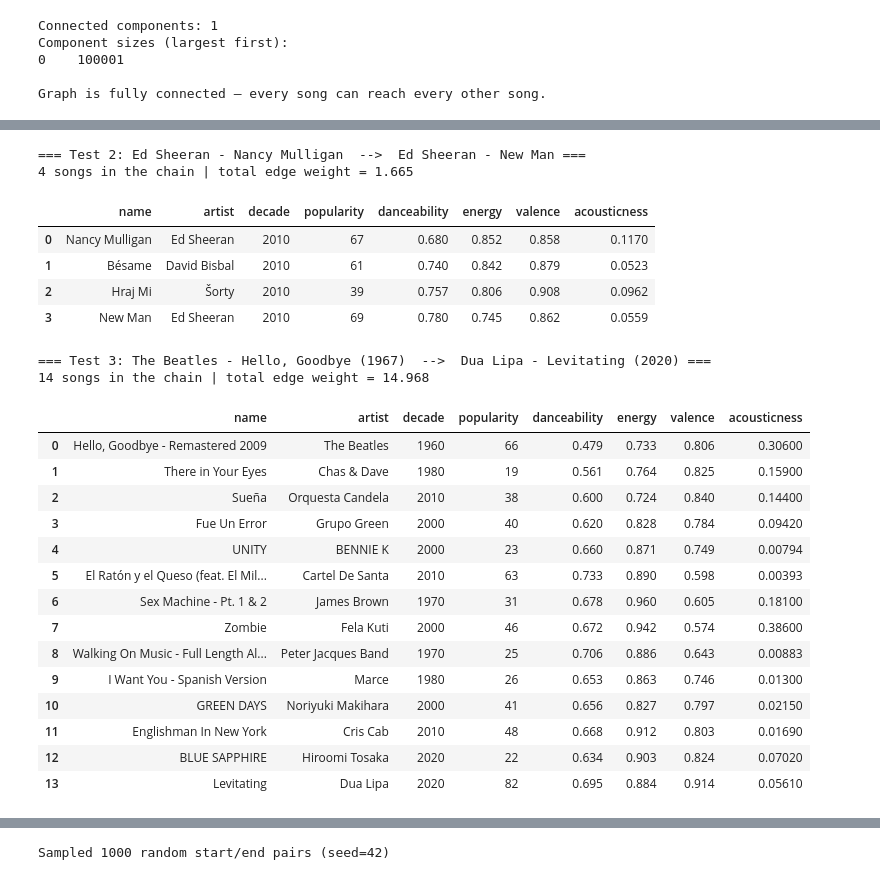
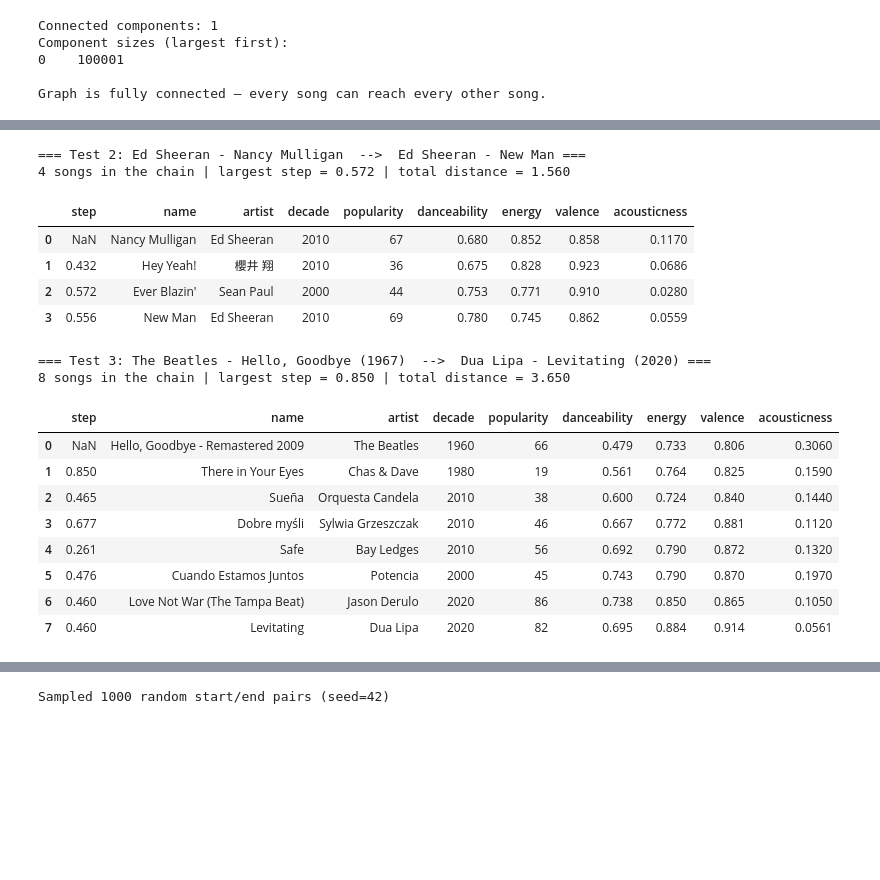
Before and after one commit to Jayesh-980/PRML-Project-, a Jupyter notebook: dj_engine.ipynb, the cells around one changed output, grey strips where cells are left out. Cells and saved outputs as stored; diff of their text form; code cells hidden in the pictures; blank space fills up the shorter version.

```diff
--- a/dj_engine.ipynb
+++ b/dj_engine.ipynb
@@ -138,10 +153,10 @@ expect several minutes.
 # %%
 t0 = time.time()
 
-nbrs = NearestNeighbors(n_neighbors=15, algorithm="ball_tree", metric="euclidean")
-nbrs.fit(X_scaled)
-distances, indices = nbrs.kneighbors(X_scaled)
+nbrs = NearestNeighbors(n_neighbors=K_NEIGHBORS + 1, algorithm="ball_tree", metric="euclidean")
+nbrs.fit(X_graph)
+distances, indices = nbrs.kneighbors(X_graph)
 
 knn_fit_query_time = time.time() - t0
-print(f"k-NN fit + query took {knn_fit_query_time:.1f}s for {X_scaled.shape[0]:,} nodes")
+print(f"k-NN fit + query took {knn_fit_query_time:.1f}s for {X_graph.shape[0]:,} nodes")
 # %% [output]
@@ -243,8 +277,9 @@ def find_transition(
             end_song_id. Empty if end_song_id is unreachable from start_song_id.
         path_df: DataFrame of every song in the path (in order), with all columns
             from tracks_df. Empty (0 rows) if unreachable.
-        total_weight: sum of edge weights along the path. float('inf') if
-            end_song_id is unreachable (different connected component).
+        total_weight: sum of the graph's edge weights along the path (squared
+            distances for DJ_GRAPH). float('inf') if end_song_id is unreachable
+            (different connected component).
     """
     for song_id, label in [(start_song_id, "start_song_id"), (end_song_id, "end_song_id")]:
         if song_id not in id_to_idx:
@@ -275,6 +310,10 @@ def find_transition(
     path_df = tracks_df.set_index("id").loc[path_ids].reset_index()
     total_weight = float(dist[end_idx])
     return path_ids, path_df, total_weight
+# %%
+# The two weightings compared in Section 8. Squaring element-wise keeps exactly the same edges.
+knn_graph_sq = knn_graph.power(2)
+DJ_GRAPH = knn_graph_sq   # the engine's default: squared distances
 # %%
 def get_song_id(name_substr: str, artist_substr: str = None, tracks_df: pd.DataFrame = tracks) -> str:
     """Look up a single track's Spotify id by case-insensitive name/artist substring.
@@ -295,13 +334,22 @@ def get_song_id(name_substr: str, artist_substr: str = None, tracks_df: pd.DataF
     return matches.iloc[0]["id"]
 
 
-def display_path(path_df: pd.DataFrame, title: str, total_weight: float) -> None:
-    """Pretty-print a transition's intermediate songs as a readable table."""
+def path_steps(path_ids: list) -> np.ndarray:
+    """Length of each hop along a path, in the 10-D standardized space the graph uses."""
+    idx = [id_to_idx[i] for i in path_ids]
+    return np.linalg.norm(np.diff(X_graph[idx], axis=0), axis=1)
+
+
+def display_path(path_df: pd.DataFrame, title: str) -> None:
+    """Pretty-print a transition as a table, with the size of each step."""
     display_cols = ["name", "primary_artist_name", "decade", "popularity",
-                     "danceability", "energy", "valence", "acousticness"]
+                    "danceability", "energy", "valence", "acousticness"]
+    steps = path_steps(path_df["id"].tolist())
     print(f"\n=== {title} ===")
-    print(f"{len(path_df)} songs in the chain | total edge weight = {total_weight:.3f}\n")
+    print(f"{len(path_df)} songs in the chain | largest step = {steps.max():.3f} | "
+          f"total distance = {steps.sum():.3f}\n")
     table = path_df[display_cols].rename(columns={"primary_artist_name": "artist"}).reset_index(drop=True)
+    table.insert(0, "step", np.r_[np.nan, steps].round(3))
     display(table)
 # %% [markdown]
 ## 7. Test cases
@@ -343,40 +402,34 @@ test2_start = get_song_id("Nancy Mulligan", "Ed Sheeran")
 test2_end = get_song_id("New Man", "Ed Sheeran")
 
 test2_path_ids, test2_path_df, test2_weight = find_transition(
-    test2_start, test2_end, knn_graph, id_to_idx, idx_to_id, tracks
+    test2_start, test2_end, DJ_GRAPH, id_to_idx, idx_to_id, tracks
 )
-display_path(test2_path_df, "Test 2: Ed Sheeran - Nancy Mulligan  -->  Ed Sheeran - New Man", test2_weight)
+display_path(test2_path_df, "Test 2: Ed Sheeran - Nancy Mulligan  -->  Ed Sheeran - New Man")
 # %% [output]
 === Test 2: Ed Sheeran - Nancy Mulligan  -->  Ed Sheeran - New Man ===
-4 songs in the chain | total edge weight = 1.665
+4 songs in the chain | largest step = 0.572 | total distance = 1.560
-|  | name | artist | decade | popularity | danceability | energy | valence | acousticness |
-| 0 | Nancy Mulligan | Ed Sheeran | 2010 | 67 | 0.680 | 0.852 | 0.858 | 0.1170 |
-| 1 | Bésame | David Bisbal | 2010 | 61 | 0.740 | 0.842 | 0.879 | 0.0523 |
-| 2 | Hraj Mi | Šorty | 2010 | 39 | 0.757 | 0.806 | 0.908 | 0.0962 |
-| 3 | New Man | Ed Sheeran | 2010 | 69 | 0.780 | 0.745 | 0.862 | 0.0559 |
+|  | step | name | artist | decade | popularity | danceability | energy | valence | acousticness |
+| 0 | NaN | Nancy Mulligan | Ed Sheeran | 2010 | 67 | 0.680 | 0.852 | 0.858 | 0.1170 |
+| 1 | 0.432 | Hey Yeah! | 櫻井 翔 | 2010 | 36 | 0.675 | 0.828 | 0.923 | 0.0686 |
+| 2 | 0.572 | Ever Blazin' | Sean Paul | 2000 | 44 | 0.753 | 0.771 | 0.910 | 0.0280 |
+| 3 | 0.556 | New Man | Ed Sheeran | 2010 | 69 | 0.780 | 0.745 | 0.862 | 0.0559 |
 # %%
 test3_start = get_song_id("Hello, Goodbye", "Beatles")
 test3_end = get_song_id("Levitating", "Dua Lipa")
 
 test3_path_ids, test3_path_df, test3_weight = find_transition(
-    test3_start, test3_end, knn_graph, id_to_idx, idx_to_id, tracks
+    test3_start, test3_end, DJ_GRAPH, id_to_idx, idx_to_id, tracks
 )
-display_path(test3_path_df, "Test 3: The Beatles - Hello, Goodbye (1967)  -->  Dua Lipa - Levitating (2020)", test3_weight)
+display_path(test3_path_df, "Test 3: The Beatles - Hello, Goodbye (1967)  -->  Dua Lipa - Levitating (2020)")
 # %% [output]
 === Test 3: The Beatles - Hello, Goodbye (1967)  -->  Dua Lipa - Levitating (2020) ===
-14 songs in the chain | total edge weight = 14.968
+8 songs in the chain | largest step = 0.850 | total distance = 3.650
-|  | name | artist | decade | popularity | danceability | energy | valence | acousticness |
-| 0 | Hello, Goodbye - Remastered 2009 | The Beatles | 1960 | 66 | 0.479 | 0.733 | 0.806 | 0.30600 |
-| 1 | There in Your Eyes | Chas & Dave | 1980 | 19 | 0.561 | 0.764 | 0.825 | 0.15900 |
-| 2 | Sueña | Orquesta Candela | 2010 | 38 | 0.600 | 0.724 | 0.840 | 0.14400 |
-| 3 | Fue Un Error | Grupo Green | 2000 | 40 | 0.620 | 0.828 | 0.784 | 0.09420 |
-| 4 | UNITY | BENNIE K | 2000 | 23 | 0.660 | 0.871 | 0.749 | 0.00794 |
-| 5 | El Ratón y el Queso (feat. El Mil... | Cartel De Santa | 2010 | 63 | 0.733 | 0.890 | 0.598 | 0.00393 |
-| 6 | Sex Machine - Pt. 1 & 2 | James Brown | 1970 | 31 | 0.678 | 0.960 | 0.605 | 0.18100 |
-| 7 | Zombie | Fela Kuti | 2000 | 46 | 0.672 | 0.942 | 0.574 | 0.38600 |
-| 8 | Walking On Music - Full Length Al... | Peter Jacques Band | 1970 | 25 | 0.706 | 0.886 | 0.643 | 0.00883 |
-| 9 | I Want You - Spanish Version | Marce | 1980 | 26 | 0.653 | 0.863 | 0.746 | 0.01300 |
-| 10 | GREEN DAYS | Noriyuki Makihara | 2000 | 41 | 0.656 | 0.827 | 0.797 | 0.02150 |
-| 11 | Englishman In New York | Cris Cab | 2010 | 48 | 0.668 | 0.912 | 0.803 | 0.01690 |
-| 12 | BLUE SAPPHIRE | Hiroomi Tosaka | 2020 | 22 | 0.634 | 0.903 | 0.824 | 0.07020 |
-| 13 | Levitating | Dua Lipa | 2020 | 82 | 0.695 | 0.884 | 0.914 | 0.05610 |
+|  | step | name | artist | decade | popularity | danceability | energy | valence | acousticness |
+| 0 | NaN | Hello, Goodbye - Remastered 2009 | The Beatles | 1960 | 66 | 0.479 | 0.733 | 0.806 | 0.3060 |
+| 1 | 0.850 | There in Your Eyes | Chas & Dave | 1980 | 19 | 0.561 | 0.764 | 0.825 | 0.1590 |
+| 2 | 0.465 | Sueña | Orquesta Candela | 2010 | 38 | 0.600 | 0.724 | 0.840 | 0.1440 |
+| 3 | 0.677 | Dobre myśli | Sylwia Grzeszczak | 2010 | 46 | 0.667 | 0.772 | 0.881 | 0.1120 |
+| 4 | 0.261 | Safe | Bay Ledges | 2010 | 56 | 0.692 | 0.790 | 0.872 | 0.1320 |
+| 5 | 0.476 | Cuando Estamos Juntos | Potencia | 2000 | 45 | 0.743 | 0.790 | 0.870 | 0.1970 |
+| 6 | 0.460 | Love Not War (The Tampa Beat) | Jason Derulo | 2020 | 86 | 0.738 | 0.850 | 0.865 | 0.1050 |
+| 7 | 0.460 | Levitating | Dua Lipa | 2020 | 82 | 0.695 | 0.884 | 0.914 | 0.0561 |
```
Also changed, not shown: parts of 37 cells of this notebook, 28 other files.
